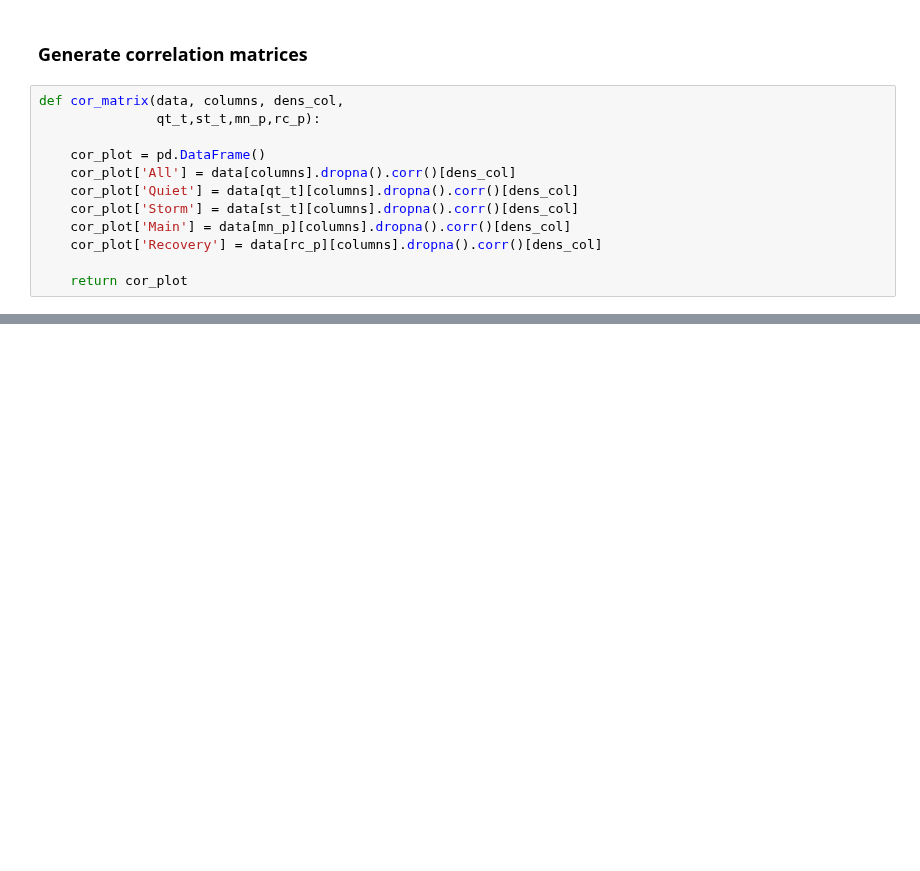
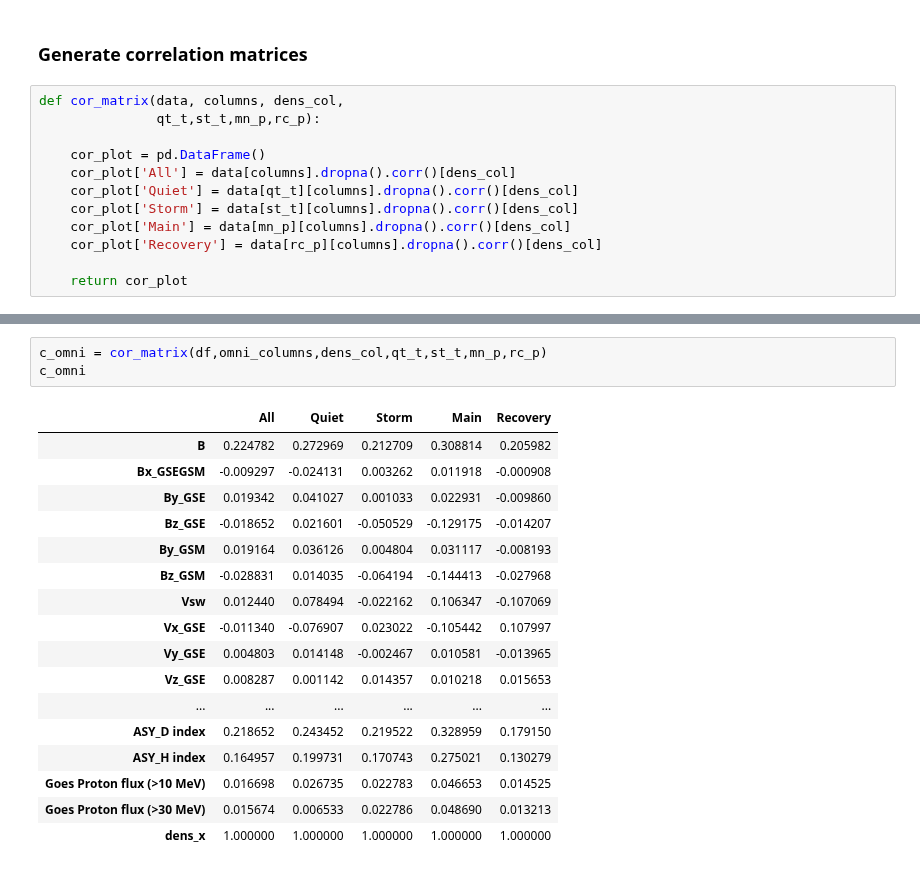
Before and after one commit to kylermurphy/SatDrag, a Jupyter notebook: Notebooks/Coor_database_v3.ipynb, the cells around one changed output, grey strips where cells are left out. Drawn from its saved outputs; the diff is of its cells as text; blank space fills up the shorter version.

```diff
--- a/Notebooks/Coor_database_v3.ipynb
+++ b/Notebooks/Coor_database_v3.ipynb
@@ -75,0 +126,21 @@ def cor_matrix(data, columns, dens_col,
+# %%
+c_omni = cor_matrix(df,omni_columns,dens_col,qt_t,st_t,mn_p,rc_p)
+c_omni
+# %% [output]
+|  | All | Quiet | Storm | Main | Recovery |
+| B | 0.224782 | 0.272969 | 0.212709 | 0.308814 | 0.205982 |
+| Bx_GSEGSM | -0.009297 | -0.024131 | 0.003262 | 0.011918 | -0.000908 |
+| By_GSE | 0.019342 | 0.041027 | 0.001033 | 0.022931 | -0.009860 |
+| Bz_GSE | -0.018652 | 0.021601 | -0.050529 | -0.129175 | -0.014207 |
+| By_GSM | 0.019164 | 0.036126 | 0.004804 | 0.031117 | -0.008193 |
+| Bz_GSM | -0.028831 | 0.014035 | -0.064194 | -0.144413 | -0.027968 |
+| Vsw | 0.012440 | 0.078494 | -0.022162 | 0.106347 | -0.107069 |
+| Vx_GSE | -0.011340 | -0.076907 | 0.023022 | -0.105442 | 0.107997 |
+| Vy_GSE | 0.004803 | 0.014148 | -0.002467 | 0.010581 | -0.013965 |
+| Vz_GSE | 0.008287 | 0.001142 | 0.014357 | 0.010218 | 0.015653 |
+| ... | ... | ... | ... | ... | ... |
+| ASY_D index | 0.218652 | 0.243452 | 0.219522 | 0.328959 | 0.179150 |
+| ASY_H index | 0.164957 | 0.199731 | 0.170743 | 0.275021 | 0.130279 |
+| Goes Proton flux (>10 MeV) | 0.016698 | 0.026735 | 0.022783 | 0.046653 | 0.014525 |
+| Goes Proton flux (>30 MeV) | 0.015674 | 0.006533 | 0.022786 | 0.048690 | 0.013213 |
+| dens_x | 1.000000 | 1.000000 | 1.000000 | 1.000000 | 1.000000 |
```
Also changed, not shown: parts of 6 cells of this notebook.
